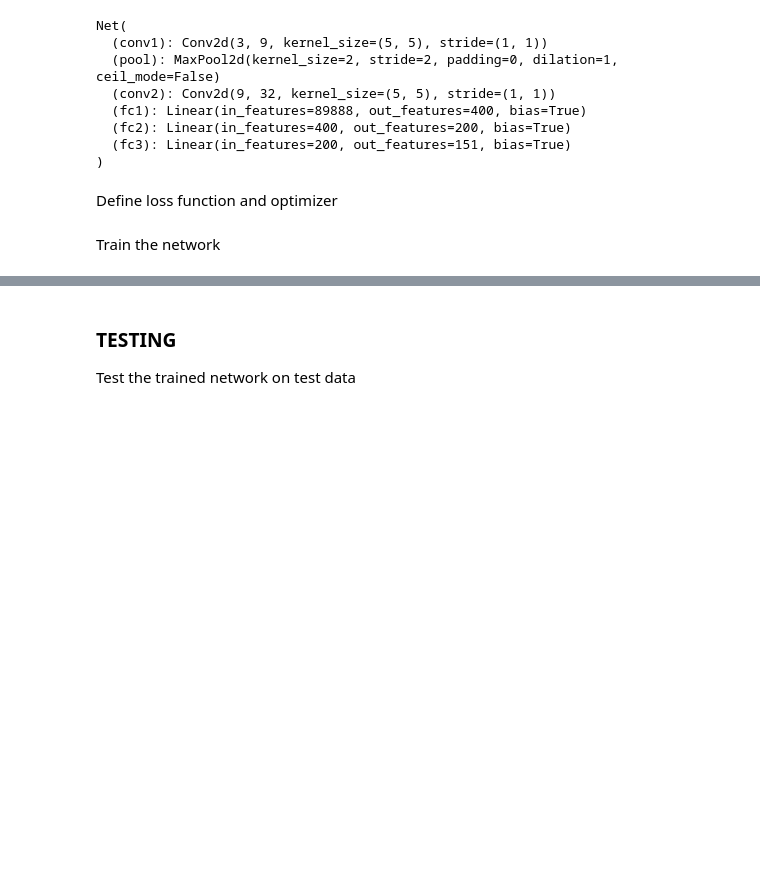
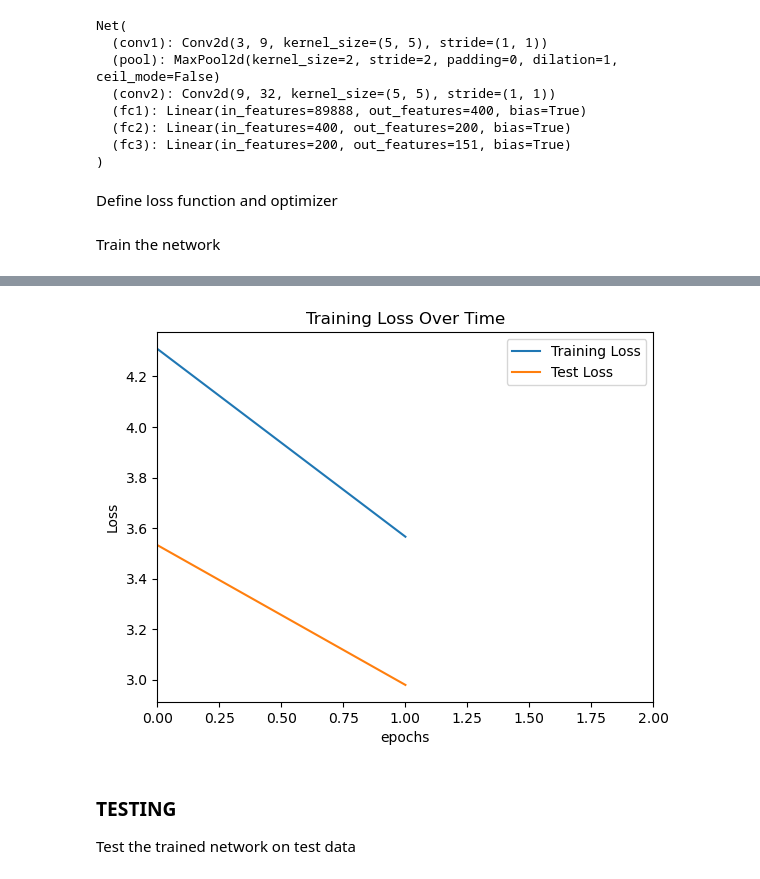
Before and after one commit to puravparab/animal_classifier, a Jupyter notebook: notebooks/pytorch/training.ipynb, the cells around one changed output, grey strips where cells are left out. Saved outputs shown, nothing was run; the diff lists cells and outputs as text; code cells hidden in the pictures; blank space fills up the shorter version.

```diff
--- a/notebooks/pytorch/training.ipynb
+++ b/notebooks/pytorch/training.ipynb
@@ -147,16 +159,20 @@ Net(
 # %% [markdown]
 Define loss function and optimizer
 # %%
-learning_rate = 0.0006
+learning_rate = 0.03
 
 criterion = nn.CrossEntropyLoss()
-# optimizer = optim.SGD(net.parameters(), lr=0.001, momentum=0.9)
-optimizer = optim.Adam(net.parameters(), lr=learning_rate)
+optimizer = optim.SGD(net.parameters(), lr=learning_rate, momentum=0.9)
+# optimizer = optim.Adam(net.parameters(), lr=learning_rate)
 # %% [markdown]
 Train the network
 # %%
 %%time
-epochs = 11
+epochs = 2
+
+# Initialize an empty list to store loss values for plotting
+loss_values = []
+test_loss_values = []
 print('Starting Training...')
 for epoch in range(epochs):  # loop over the dataset multiple times
     running_loss = 0.0
@@ -175,11 +191,26 @@ for epoch in range(epochs):  # loop over the dataset multiple times
 
         # print statistics
         running_loss += loss.item()
-        step = 50
+        step = 200
         if i % step == step - 1:    # print after ever "step" mini-batches
             print(f'epoch({epoch + 1}/{epochs}) batch: {i + 1} loss: {running_loss / step:.3f}')
+            # Append the average loss to the list for plotting
+            loss_values.append(running_loss / step)
             running_loss = 0.0
 
+    # Calculate test loss after each epoch
+    test_running_loss = 0.0
+    test_correct = 0
+    test_total = 0
+    with torch.no_grad():
+        for data in testloader:
+            test_inputs, test_labels = data[0].to(device), data[1].to(device)
+            test_outputs = net(test_inputs)
+            test_loss = criterion(test_outputs, test_labels)
+            test_running_loss += test_loss.item()
+    test_loss_values.append(test_running_loss / len(testloader))
+    print(f'epoch({epoch + 1}/{epochs}) test loss: {test_running_loss / len(testloader)}')
+
 print('Finished Training')
 # %% [output]
 Starting Training...
@@ -202,6 +233,23 @@ Wall time: 2h 31s
 # %%
 PATH = BASE_DIR / 'models/ac_py.pth'
 torch.save(net.state_dict(), PATH)
+# %%
+# Plot the loss graph
+train_loss_values = []
+for i in range(len(loss_values)):
+    if i % 14 == 0:
+        train_loss_values.append(loss_values[i])
+plt.plot(train_loss_values, label='Training Loss')
+plt.plot(test_loss_values, label='Test Loss')
+plt.xlabel('epochs')
+plt.ylabel('Loss')
+plt.title('Training Loss Over Time')
+plt.legend()
+custom_x_range = (0, epochs)
+plt.xlim(custom_x_range)
+plt.show()
+# %% [output]
+[figure, added]
 # %% [markdown]
 ### TESTING
 Test the trained network on test data
```
Also changed, not shown: parts of 9 cells of this notebook, 3 other files.
